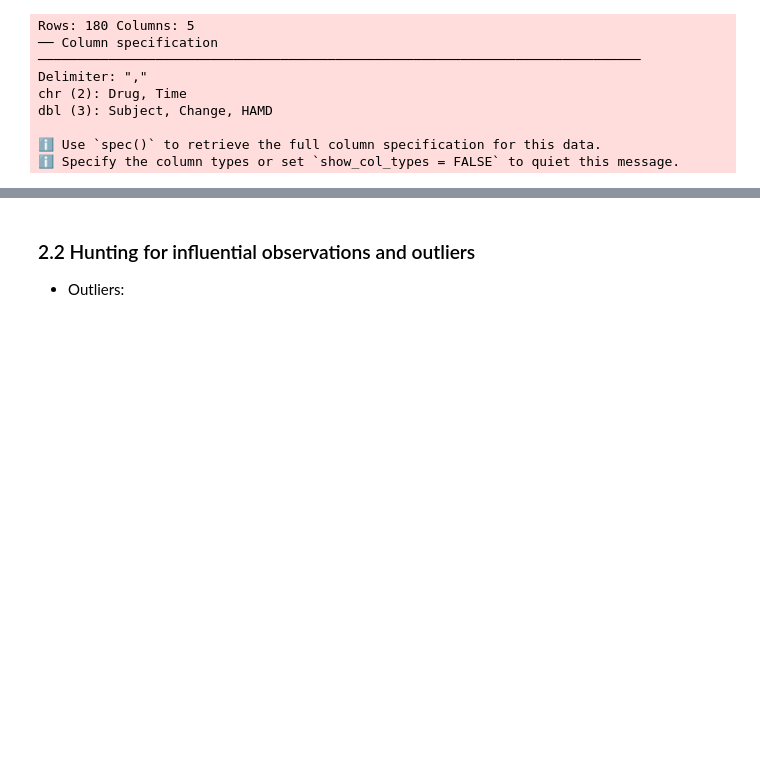
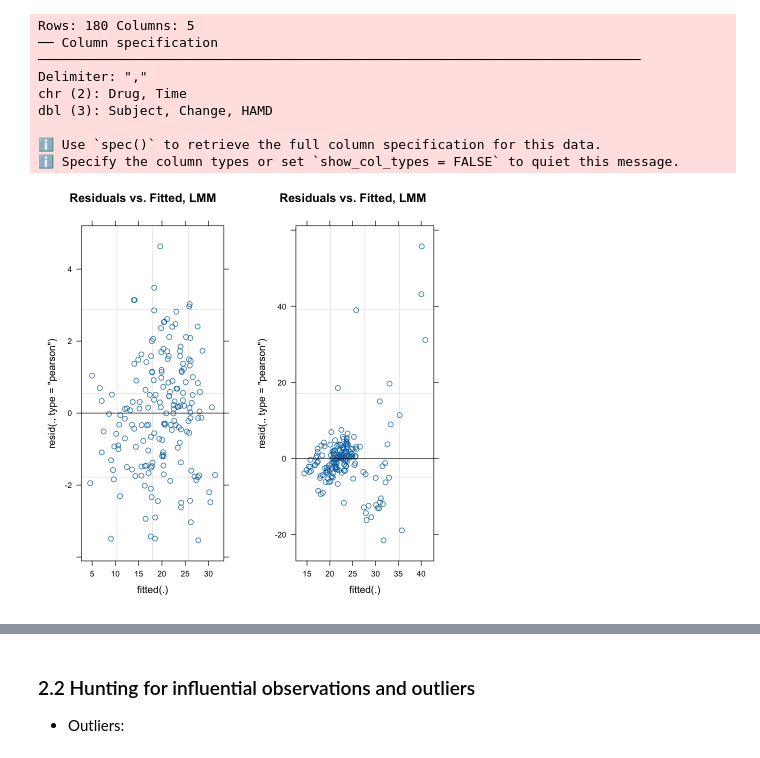
Before and after one commit to JeremyHogeveen/dspn_spring2026_github, a Jupyter notebook: code/dspn_spring2026_week12_04092026.ipynb, the cells around one changed output, grey strips where cells are left out. Saved outputs shown, nothing was run; the diff lists cells and outputs as text; code cells hidden in the pictures; blank space fills up the shorter version.

```diff
--- a/code/dspn_spring2026_week12_04092026.ipynb
+++ b/code/dspn_spring2026_week12_04092026.ipynb
@@ -154,3 +153,12 @@ dbl (3): Subject, Change, HAMD
 
 ℹ Use `spec()` to retrieve the full column specification for this data.
 ℹ Specify the column types or set `show_col_types = FALSE` to quiet this message.
+# %%
+# Let's visualize the damage
+p_residuals_clean_data <- plot(m_lmm,main="Residuals vs. Fitted, LMM")
+p_residuals_bad_data <- plot(m_lmm_baddata,main="Residuals vs. Fitted, LMM")
+grid.arrange(p_residuals_clean_data,
+             p_residuals_bad_data,
+             ncol=2)
+# %% [output]
+[figure, added]
```
Also changed, not shown: parts of 15 cells of this notebook, 1 other file.
